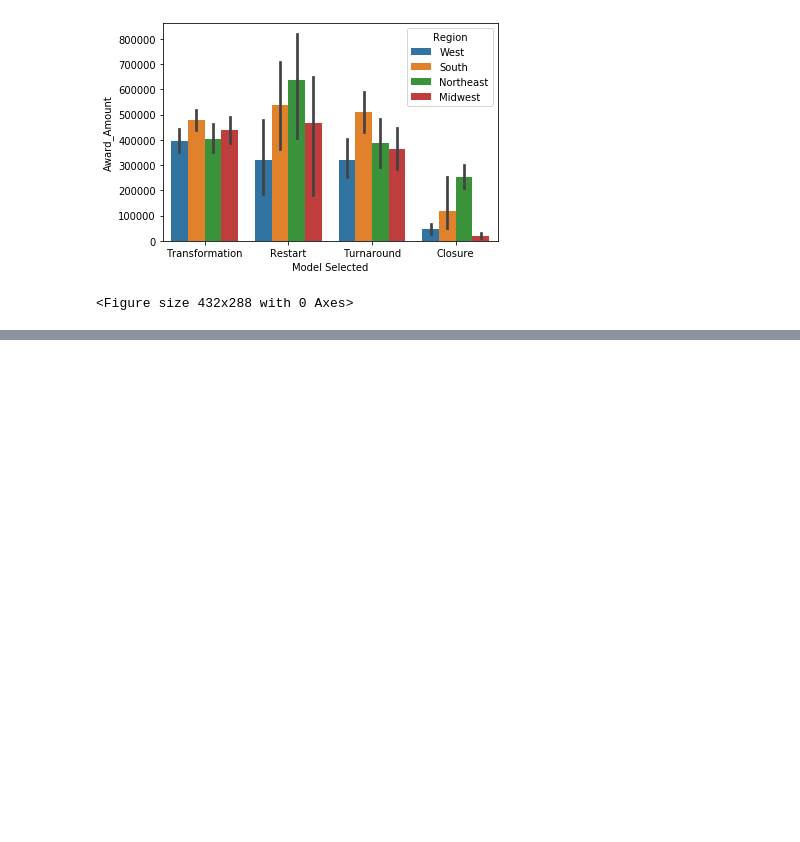
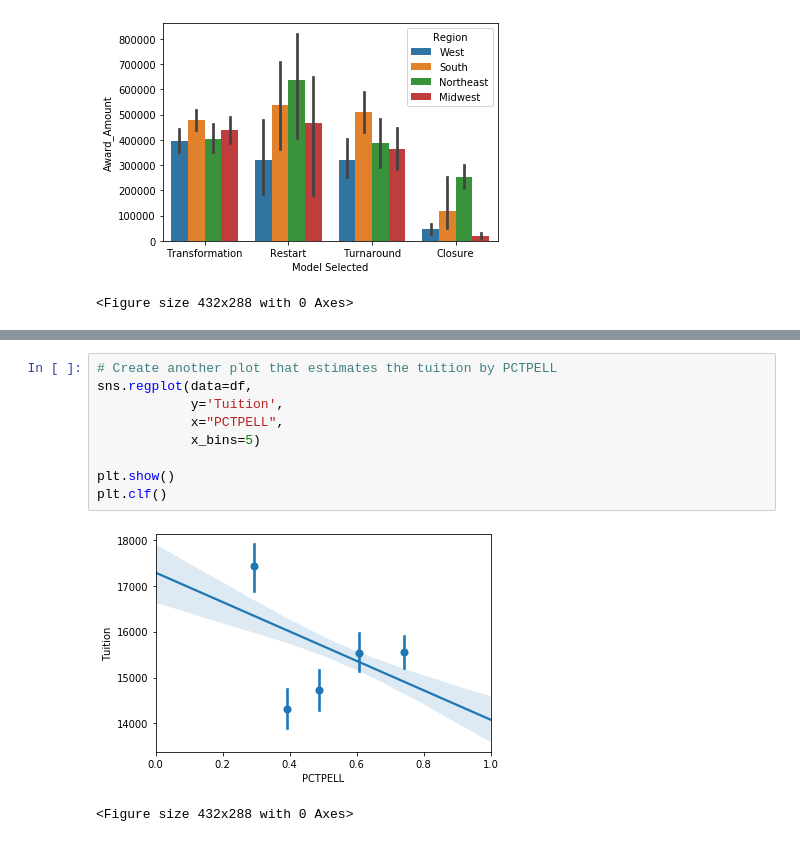
Before and after one commit to Alumasa/Python-for-data-science, a Jupyter notebook: Intermediate Seaborn.ipynb, the cells around one changed output, grey strips where cells are left out. Saved outputs shown, nothing was run; the diff lists cells and outputs as text; blank space fills up the shorter version.

```diff
--- a/Intermediate Seaborn.ipynb
+++ b/Intermediate Seaborn.ipynb
@@ -438,0 +501,12 @@ plt.clf()
+# %%
+# Create another plot that estimates the tuition by PCTPELL
+sns.regplot(data=df,
+            y='Tuition',
+            x="PCTPELL",
+            x_bins=5)
+
+plt.show()
+plt.clf()
+# %% [output]
+[figure, added]
+<Figure size 432x288 with 0 Axes>
```
Also changed, not shown: parts of 11 cells of this notebook.
